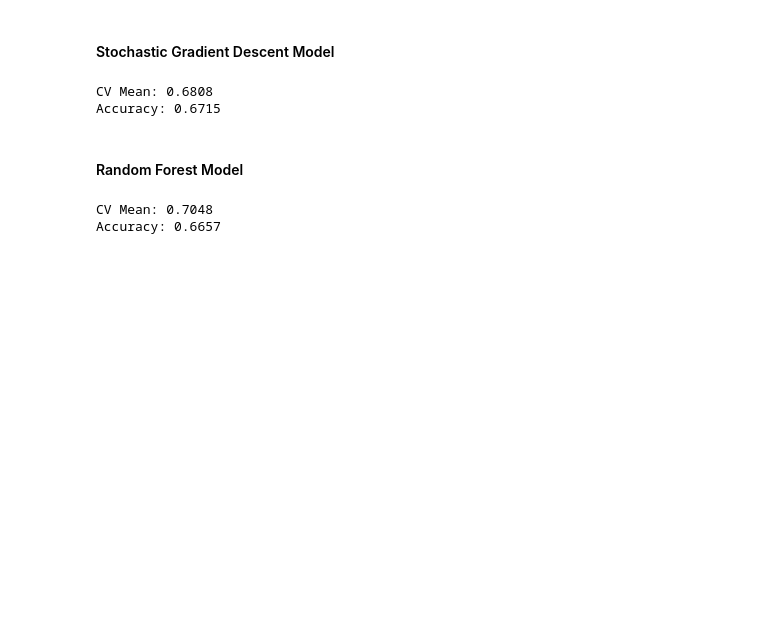
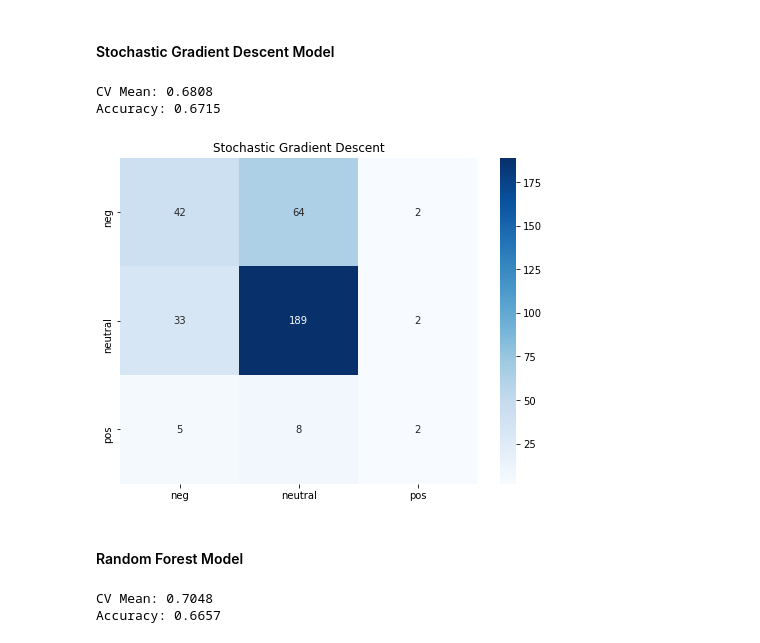
Before and after one commit to epradojr/WoW-Sentiment, a Jupyter notebook: eda_model.ipynb, the cells around one changed output. Cells and saved outputs as stored; diff of their text form; code cells hidden in the pictures; blank space fills up the shorter version.

Commit message:
updated models and included charts

```diff
--- a/eda_model.ipynb
+++ b/eda_model.ipynb
@@ -294,3 +301,5 @@ X_train_s, X_test_s, y_train_s, y_test_s = train_test_split(X, y_sentiment, test
+# %%
+s_labels = ['neg', 'neutral', 'pos']
 # %%
 sentiment_models = {}
 # %% [markdown]
@@ -301,7 +310,7 @@ sgd_sentiment = Pipeline([('vect', CountVectorizer()),
                ('clf', SGDClassifier(random_state=5)),
               ])
 
-cv_mean, accuracy = et.run_model(X, y_sentiment, sgd_sentiment)
+cv_mean, accuracy, y_pred, model = et.run_model(X, y_sentiment, sgd_sentiment)
 
 print(f'CV Mean: {cv_mean}')
 print(f'Accuracy: {accuracy}')
@@ -310,6 +319,14 @@ sentiment_models['SGD'] = {'CV Mean': cv_mean, 'Accuracy': accuracy}
 # %% [output]
 CV Mean: 0.6808
 Accuracy: 0.6715
+# %%
+cm = confusion_matrix(y_test_s, y_pred)
+
+fig, ax = plt.subplots(figsize=(8,6))
+sns.heatmap(cm, annot=True, fmt='g', cmap='Blues', xticklabels=s_labels, yticklabels=s_labels)
+ax.set_title('Stochastic Gradient Descent');
+# %% [output]
+[figure, added]
 # %% [markdown]
 #### Random Forest Model
 # %%
```
Also changed, not shown: parts of 26 cells of this notebook, 1 other file.
